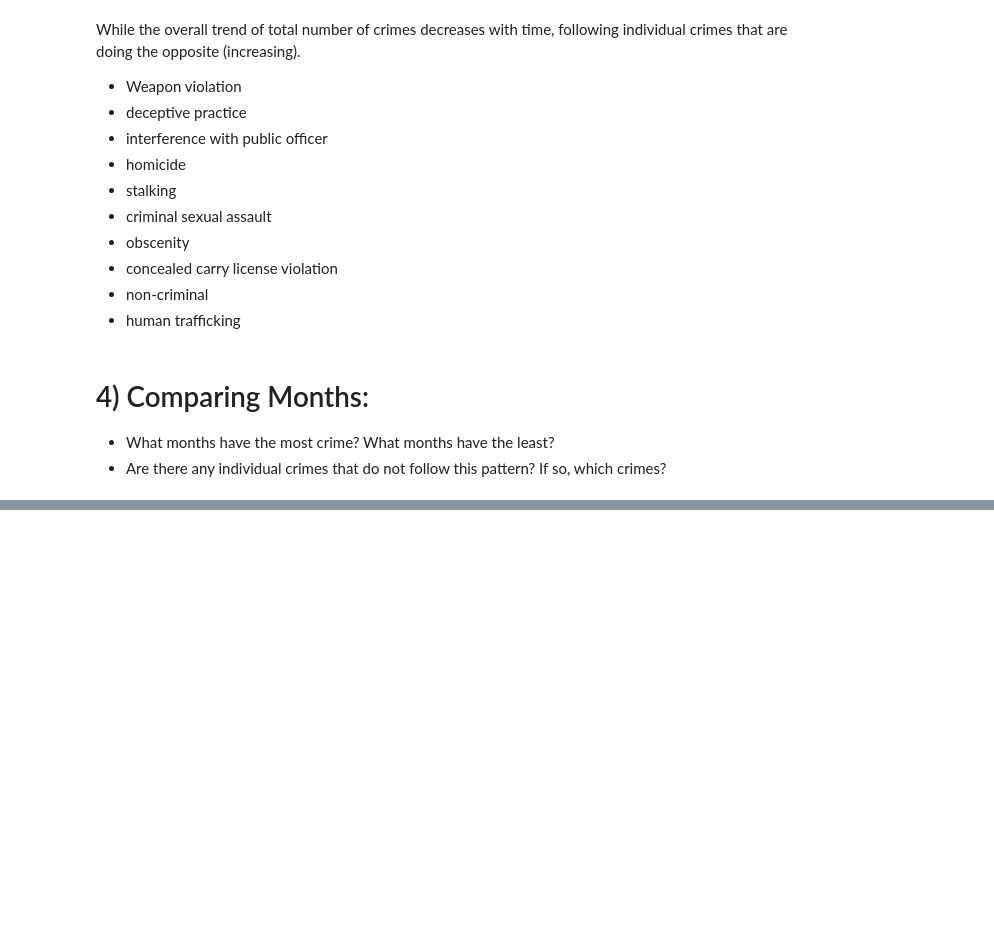
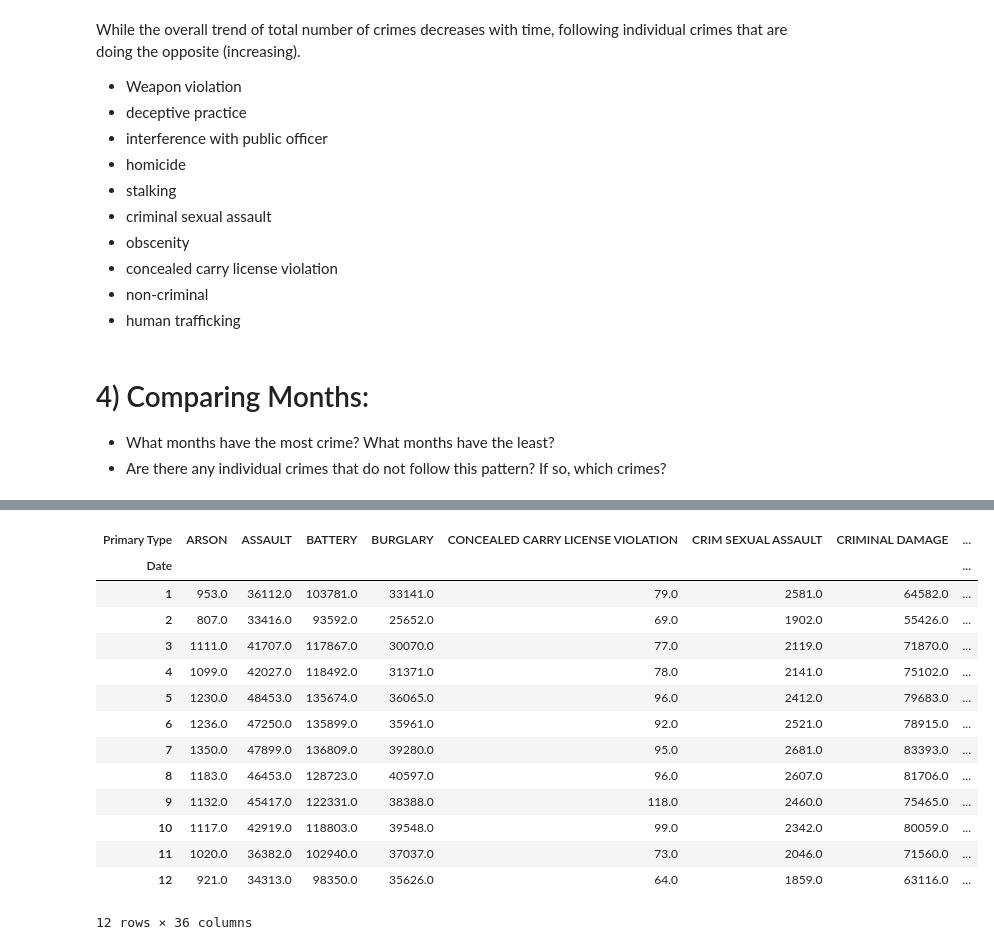
Before and after one commit to sheha919/Chicago_Crime_Analysis, a Jupyter notebook: Part1.ipynb, the cells around one changed output, grey strips where cells are left out. Cells and saved outputs as stored; diff of their text form; code cells hidden in the pictures; blank space fills up the shorter version.

```diff
--- a/Part1.ipynb
+++ b/Part1.ipynb
@@ -320,0 +383,19 @@ AttributeError: 'function' object has no attribute 'value_counts'
+# %%
+sum_crimes_month = crimes_by_mt_unstack.groupby(crimes_by_mt_unstack.index).sum()
+sum_crimes_month
+# %% [output]
+| Primary Type | ARSON | ASSAULT | BATTERY | BURGLARY | CONCEALED CARRY LICENSE VIOLATION | CRIM SEXUAL ASSAULT | CRIMINAL DAMAGE | ... |
+| Date |  |  |  |  |  |  |  | ... |
+| 1 | 953.0 | 36112.0 | 103781.0 | 33141.0 | 79.0 | 2581.0 | 64582.0 | ... |
+| 2 | 807.0 | 33416.0 | 93592.0 | 25652.0 | 69.0 | 1902.0 | 55426.0 | ... |
+| 3 | 1111.0 | 41707.0 | 117867.0 | 30070.0 | 77.0 | 2119.0 | 71870.0 | ... |
+| 4 | 1099.0 | 42027.0 | 118492.0 | 31371.0 | 78.0 | 2141.0 | 75102.0 | ... |
+| 5 | 1230.0 | 48453.0 | 135674.0 | 36065.0 | 96.0 | 2412.0 | 79683.0 | ... |
+| 6 | 1236.0 | 47250.0 | 135899.0 | 35961.0 | 92.0 | 2521.0 | 78915.0 | ... |
+| 7 | 1350.0 | 47899.0 | 136809.0 | 39280.0 | 95.0 | 2681.0 | 83393.0 | ... |
+| 8 | 1183.0 | 46453.0 | 128723.0 | 40597.0 | 96.0 | 2607.0 | 81706.0 | ... |
+| 9 | 1132.0 | 45417.0 | 122331.0 | 38388.0 | 118.0 | 2460.0 | 75465.0 | ... |
+| 10 | 1117.0 | 42919.0 | 118803.0 | 39548.0 | 99.0 | 2342.0 | 80059.0 | ... |
+| 11 | 1020.0 | 36382.0 | 102940.0 | 37037.0 | 73.0 | 2046.0 | 71560.0 | ... |
+| 12 | 921.0 | 34313.0 | 98350.0 | 35626.0 | 64.0 | 1859.0 | 63116.0 | ... |
+12 rows × 36 columns
```
Also changed, not shown: parts of 9 cells of this notebook.
